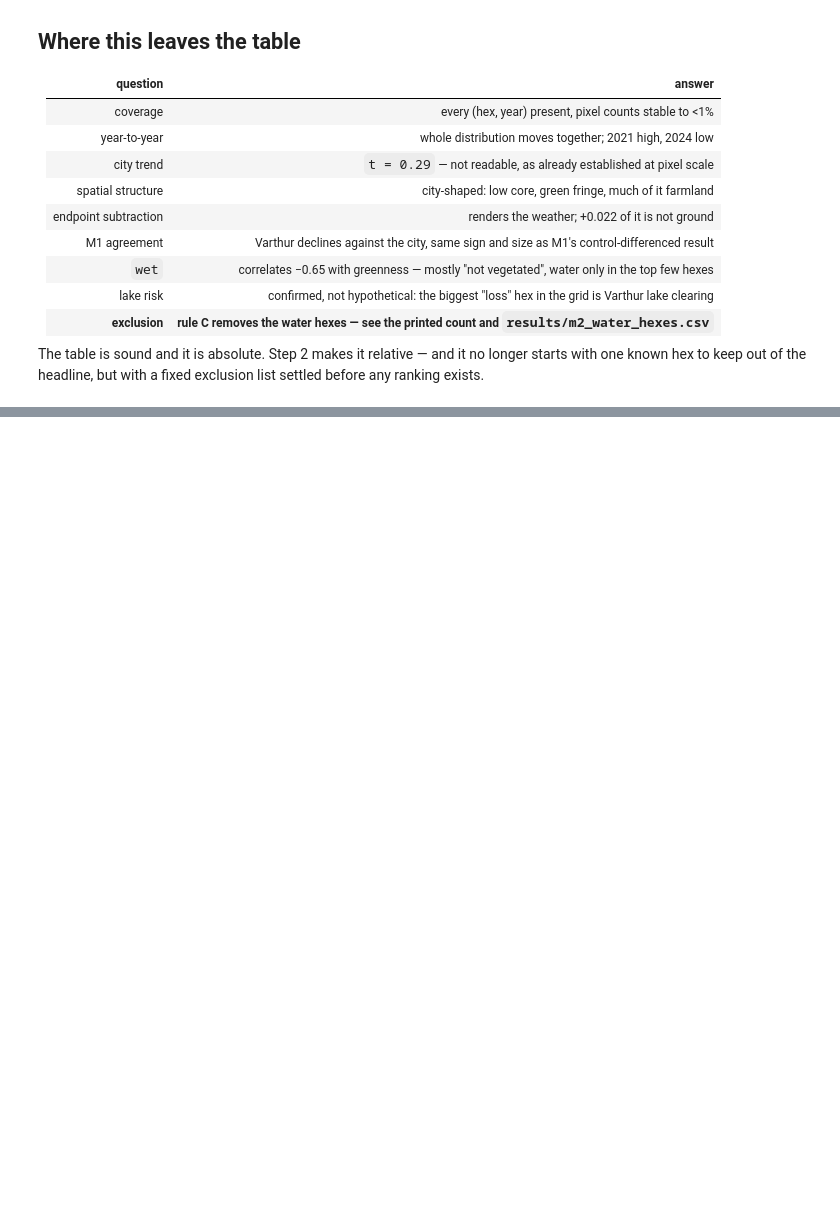
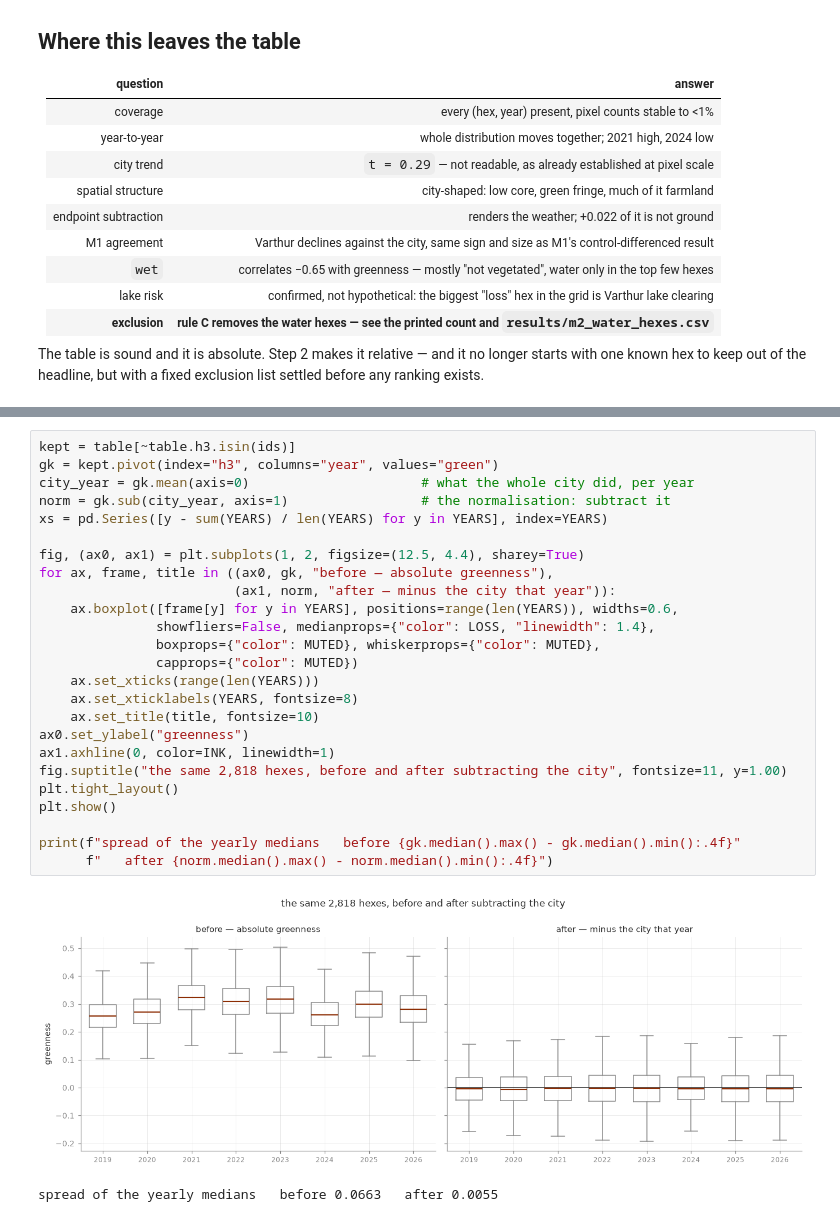
Before and after one commit to dtgoyal1/bengaluru-green-cover, a Jupyter notebook: notebooks/m2_hex_table.ipynb, the cells around one changed output, grey strips where cells are left out. Saved outputs shown, nothing was run; the diff lists cells and outputs as text; blank space fills up the shorter version.

```diff
--- a/notebooks/m2_hex_table.ipynb
+++ b/notebooks/m2_hex_table.ipynb
@@ -849,0 +860,28 @@ exists.
+# %%
+kept = table[~table.h3.isin(ids)]
+gk = kept.pivot(index="h3", columns="year", values="green")
+city_year = gk.mean(axis=0)                      # what the whole city did, per year
+norm = gk.sub(city_year, axis=1)                 # the normalisation: subtract it
+xs = pd.Series([y - sum(YEARS) / len(YEARS) for y in YEARS], index=YEARS)
+
+fig, (ax0, ax1) = plt.subplots(1, 2, figsize=(12.5, 4.4), sharey=True)
+for ax, frame, title in ((ax0, gk, "before — absolute greenness"),
+                         (ax1, norm, "after — minus the city that year")):
+    ax.boxplot([frame[y] for y in YEARS], positions=range(len(YEARS)), widths=0.6,
+               showfliers=False, medianprops={"color": LOSS, "linewidth": 1.4},
+               boxprops={"color": MUTED}, whiskerprops={"color": MUTED},
+               capprops={"color": MUTED})
+    ax.set_xticks(range(len(YEARS)))
+    ax.set_xticklabels(YEARS, fontsize=8)
+    ax.set_title(title, fontsize=10)
+ax0.set_ylabel("greenness")
+ax1.axhline(0, color=INK, linewidth=1)
+fig.suptitle("the same 2,818 hexes, before and after subtracting the city", fontsize=11, y=1.00)
+plt.tight_layout()
+plt.show()
+
+print(f"spread of the yearly medians   before {gk.median().max() - gk.median().min():.4f}"
+      f"   after {norm.median().max() - norm.median().min():.4f}")
+# %% [output]
+[figure, added]
+spread of the yearly medians   before 0.0663   after 0.0055
```
Also changed, not shown: parts of 8 cells of this notebook.
